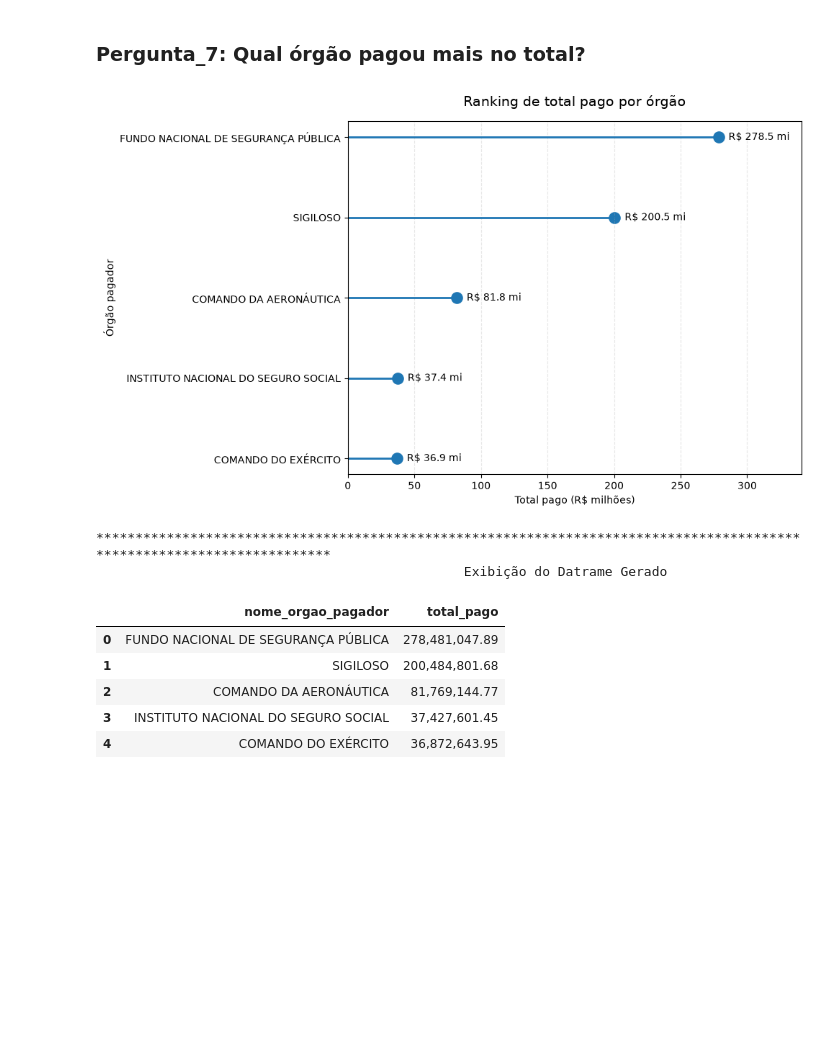
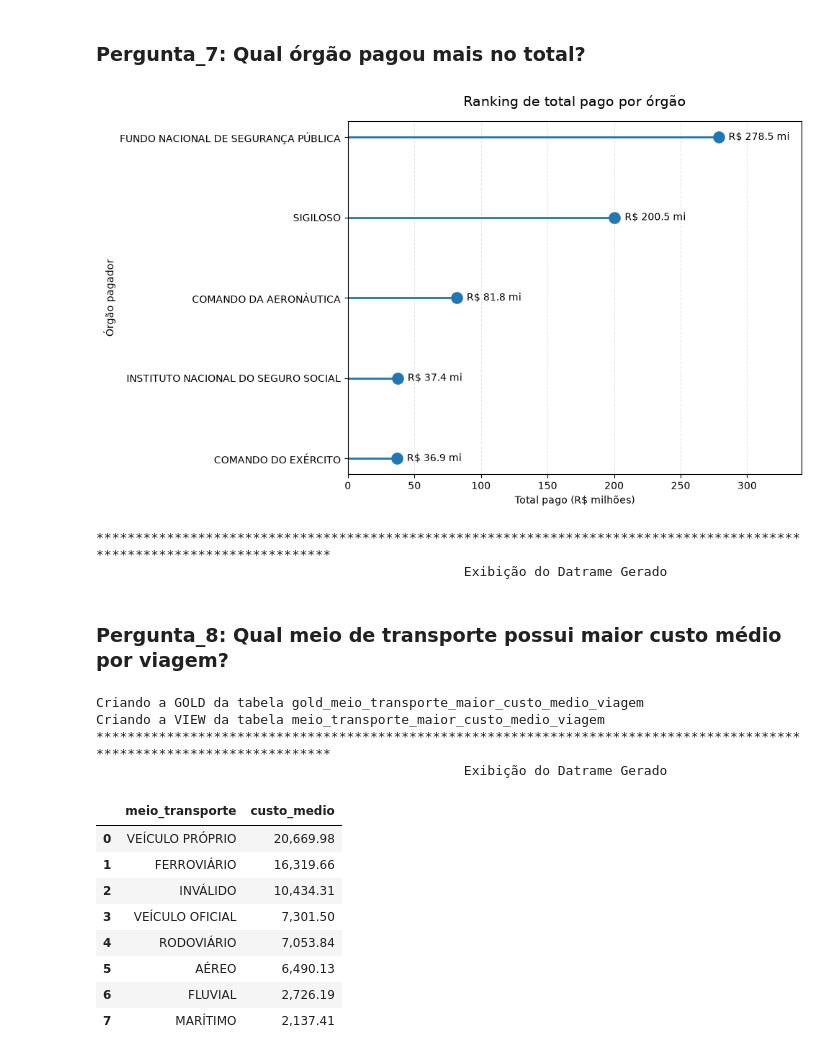
Before and after one commit to hicarocalliari/Projeto_final_SCTEC, a Jupyter notebook: notebooks/analise.ipynb, the cells around one changed output. Cells and saved outputs as stored; diff of their text form; code cells hidden in the pictures; blank space fills up the shorter version.

```diff
--- a/notebooks/analise.ipynb
+++ b/notebooks/analise.ipynb
@@ -456,13 +465,41 @@ plt.show()
 print("".center(120, "*"))
 print("Exibição do Datrame Gerado".center(120), "")
 df.sort_values(by="total_pago", ascending=False)
+dfi.export(
+    df.sort_values(by="total_pago", ascending=False),
+    f'{PASTA_IMAGE}/df_pergunta_7.png',
+    table_conversion="matplotlib"
+)
 # %% [output]
 [figure]
 ************************************************************************************************************************
                                                Exibição do Datrame Gerado
-|  | nome_orgao_pagador | total_pago |
-| 0 | FUNDO NACIONAL DE SEGURANÇA PÚBLICA | 278,481,047.89 |
-| 1 | SIGILOSO | 200,484,801.68 |
-| 2 | COMANDO DA AERONÁUTICA | 81,769,144.77 |
-| 3 | INSTITUTO NACIONAL DO SEGURO SOCIAL | 37,427,601.45 |
-| 4 | COMANDO DO EXÉRCITO | 36,872,643.95 |
+# %% [markdown]
+### Pergunta_8: Qual meio de transporte possui maior custo médio por viagem?
+# %%
+## Chamada da Função Analisar
+df = analisar(8)
+
+## Criando tabela Gold e View
+criar_gold_view(8)
+
+## Criação do Gráfico
+
+## Apresentação do DF através do print
+print("".center(120, "*"))
+print("Exibição do Datrame Gerado".center(120), "")
+df.sort_values(by="custo_medio", ascending=False)
+# %% [output]
+Criando a GOLD da tabela gold_meio_transporte_maior_custo_medio_viagem
+Criando a VIEW da tabela meio_transporte_maior_custo_medio_viagem
+************************************************************************************************************************
+                                               Exibição do Datrame Gerado
+|  | meio_transporte | custo_medio |
+| 0 | VEÍCULO PRÓPRIO | 20,669.98 |
+| 1 | FERROVIÁRIO | 16,319.66 |
+| 2 | INVÁLIDO | 10,434.31 |
+| 3 | VEÍCULO OFICIAL | 7,301.50 |
+| 4 | RODOVIÁRIO | 7,053.84 |
+| 5 | AÉREO | 6,490.13 |
+| 6 | FLUVIAL | 2,726.19 |
+| 7 | MARÍTIMO | 2,137.41 |
```
Also changed, not shown: parts of 11 cells of this notebook, 10 other files.
